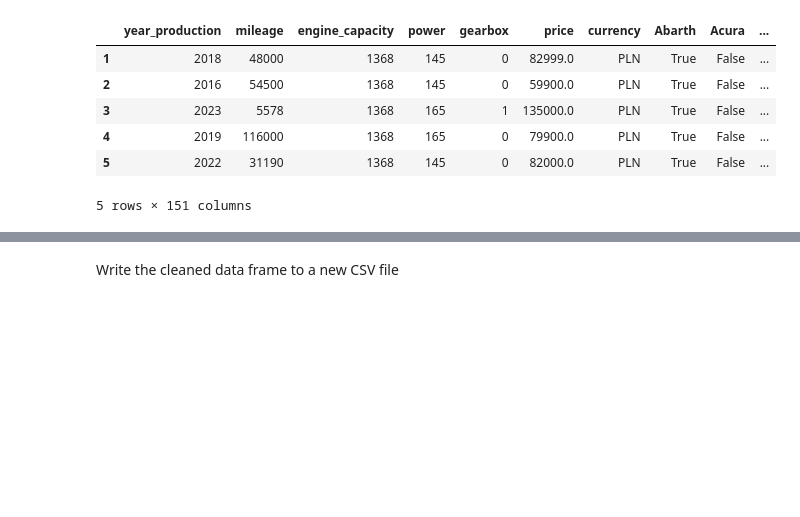
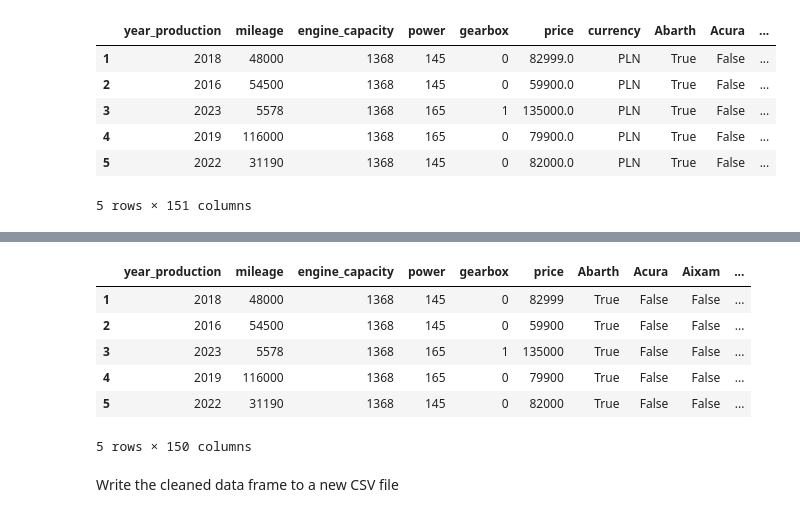
Before and after one commit to KarolinaSolarska/Predictive-Analytics-for-Car-Pricing, a Jupyter notebook: 2. Data cleaning.ipynb, the cells around one changed output, grey strips where cells are left out. Drawn from its saved outputs; the diff is of its cells as text; code cells hidden in the pictures; blank space fills up the shorter version.

```diff
--- a/2. Data cleaning.ipynb
+++ b/2. Data cleaning.ipynb
@@ -941,3 +1028,13 @@ data.head()
+# %%
+data.head()
+# %% [output]
+|  | year_production | mileage | engine_capacity | power | gearbox | price | Abarth | Acura | Aixam | ... |
+| 1 | 2018 | 48000 | 1368 | 145 | 0 | 82999 | True | False | False | ... |
+| 2 | 2016 | 54500 | 1368 | 145 | 0 | 59900 | True | False | False | ... |
+| 3 | 2023 | 5578 | 1368 | 165 | 1 | 135000 | True | False | False | ... |
+| 4 | 2019 | 116000 | 1368 | 165 | 0 | 79900 | True | False | False | ... |
+| 5 | 2022 | 31190 | 1368 | 145 | 0 | 82000 | True | False | False | ... |
+5 rows × 150 columns
 # %% [markdown]
 Write the cleaned data frame to a new CSV file
 # %%
```
Also changed, not shown: parts of 15 cells of this notebook.
